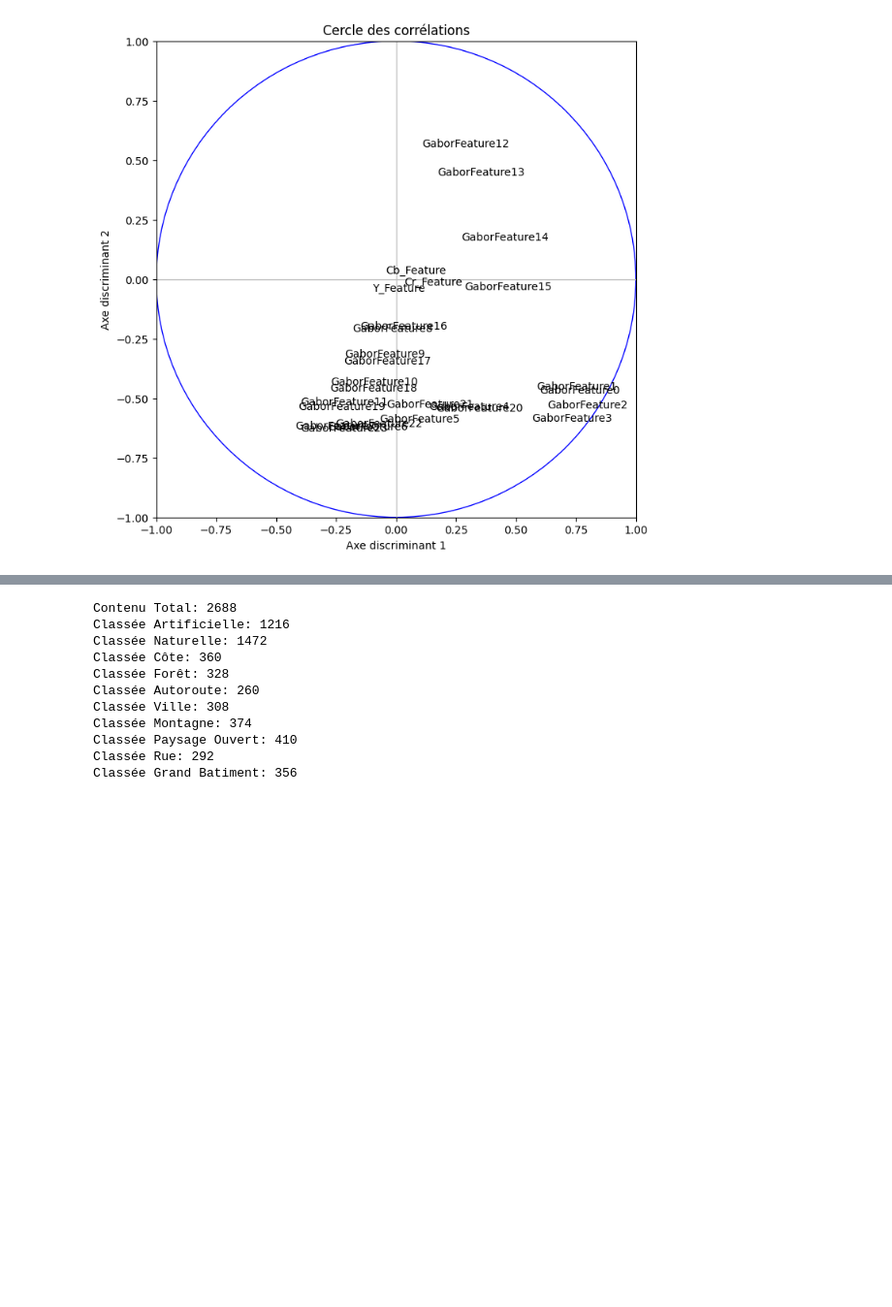
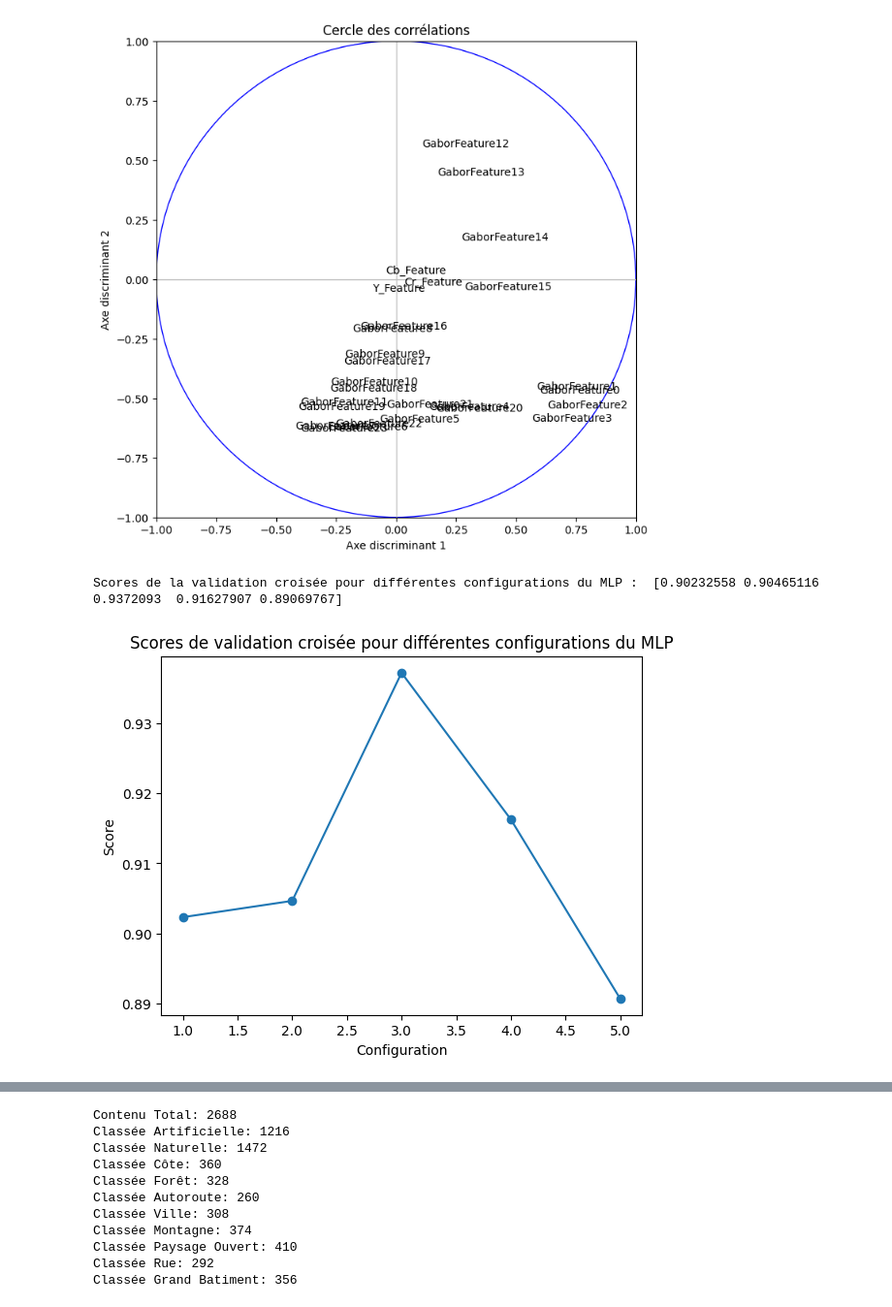
Before and after one commit to prichert17/Projet_Machine_Learning, a Jupyter notebook: Classification_automatique.ipynb, the cells around one changed output, grey strips where cells are left out. Shown at 97% size. Drawn from its saved outputs; the diff is of its cells as text; code cells hidden in the pictures; blank space fills up the shorter version.

```diff
--- a/Classification_automatique.ipynb
+++ b/Classification_automatique.ipynb
@@ -241 +256,19 @@ plt.show()
+# %%
+#On va mettre en place un classifieur basé sur le MLP
+#On va faire une validation croisée pour fixer la structure du MLPC
+mlpc = MLPC(max_iter=100)
+params = {"hidden_layer_sizes":[10,20,30,40,50,60,70,80,90,100],"activation":('identity','logistic','tanh','relu')}
+#[10,20,30,40,50,60,70,80,90,100]
+gridSearchClassifier = GridSearchCV(mlpc,params,n_jobs=-1)
+scores = cross_val_score(gridSearchClassifier, X_train, y_train, cv = 5)
+print("Scores de la validation croisée pour différentes configurations du MLP : ", scores)
+plt.figure()
+plt.plot(range(1, len(scores) + 1), scores, marker='o')
+plt.title("Scores de validation croisée pour différentes configurations du MLP")
+plt.xlabel("Configuration")
+plt.ylabel("Score")
+plt.show()
+# %% [output]
+Scores de la validation croisée pour différentes configurations du MLP :  [0.90232558 0.90465116 0.9372093  0.91627907 0.89069767]
+[figure, added]
 # %%
```
Also changed, not shown: parts of 3 cells of this notebook.
